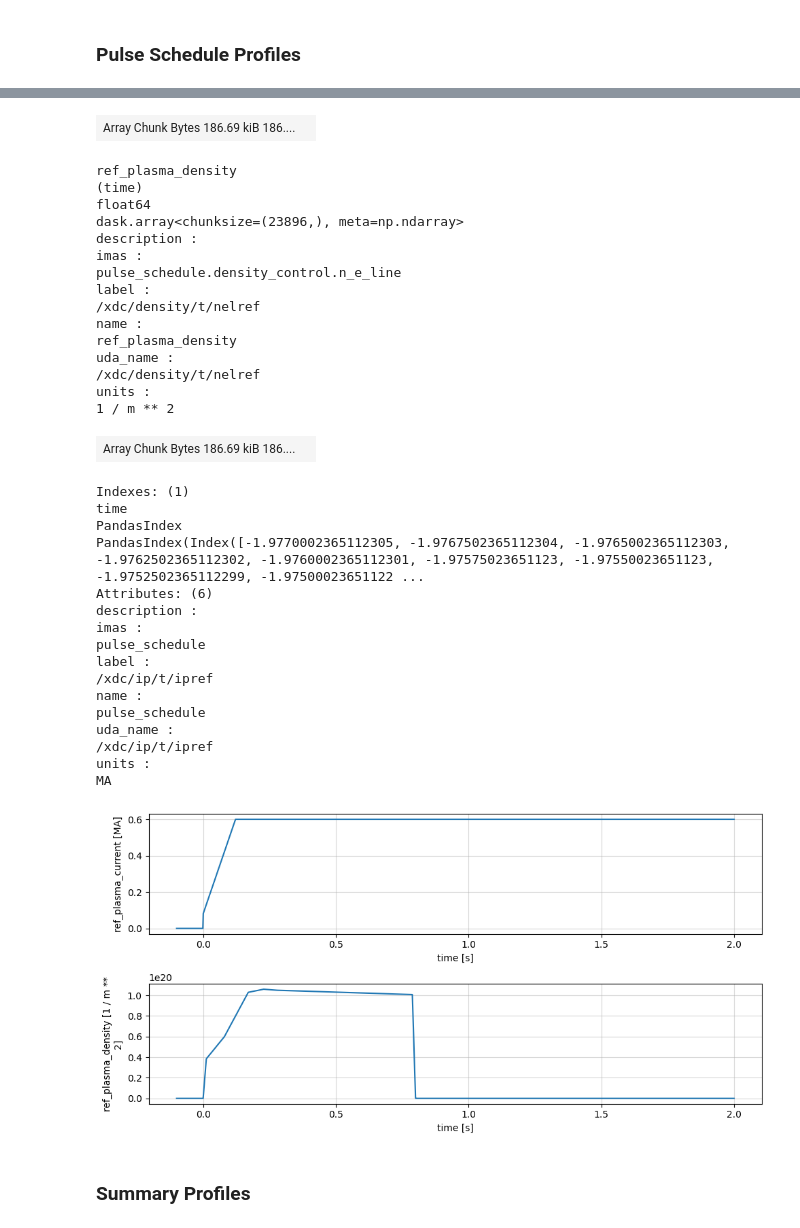
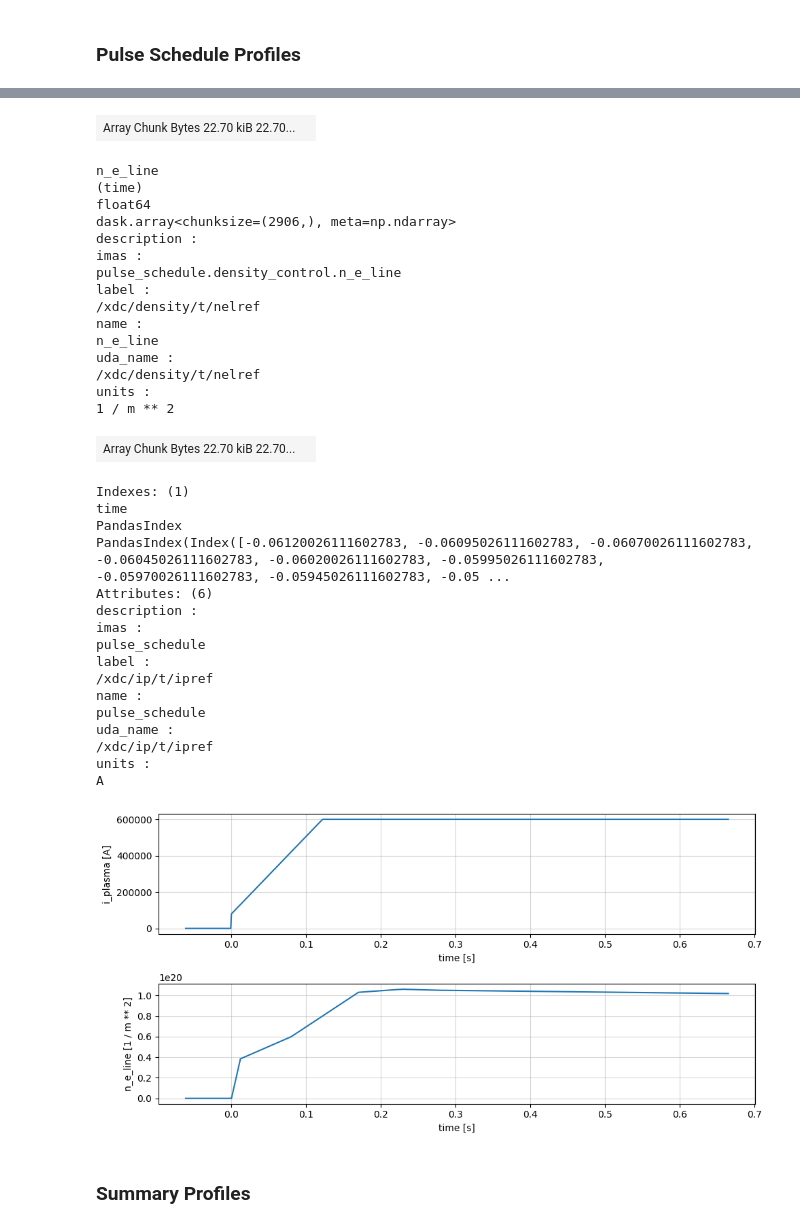
Before and after one commit to ukaea/fair-mast-ingestion, a Jupyter notebook: notebooks/level2_plot_profiles_mast.ipynb, the cells around one changed output, grey strips where cells are left out. Drawn from its saved outputs; the diff is of its cells as text; code cells hidden in the pictures.

```diff
--- a/notebooks/level2_plot_profiles_mast.ipynb
+++ b/notebooks/level2_plot_profiles_mast.ipynb
@@ -23,12 +23,14 @@ def plot_1d_profiles(profiles: xr.Dataset):
     plt.tight_layout()
 # %%
 shot_id = 30421
+# shot_id = 48912
 # endpoint_url = 'https://s3.echo.stfc.ac.uk'
 # url = f's3://mast/test/level2/shots/{shot_id}.zarr'
 # fs = s3fs.S3FileSystem(anon=True, endpoint_url=endpoint_url)
 # store =zarr.storage.FSStore(fs=fs, url=url)
 
-store = zarr.storage.DirectoryStore(f'/common/tmp/sjackson/upload-tmp/zarr/level2/{shot_id}.zarr')
+# store = zarr.storage.DirectoryStore(f'/common/tmp/sjackson/upload-tmp/zarr/level2/{shot_id}.zarr')
+store = zarr.storage.DirectoryStore(f'./data-test/{shot_id}.zarr')
 # %% [markdown]
 ### Pulse Schedule Profiles
 # %%
@@ -36,8 +38,8 @@ profiles = xr.open_zarr(store, group='pulse_schedule')
 
 fig, axes = plt.subplots(2, 1, figsize=(10, 5))
 axes = axes.flatten()
-profiles['ref_plasma_current'].plot(x='time', ax=axes[0])
-profiles['ref_plasma_density'].plot(x='time', ax=axes[1])
+profiles['i_plasma'].plot(x='time', ax=axes[0])
+profiles['n_e_line'].plot(x='time', ax=axes[1])
 # profiles['vertical_control'].plot(x='time', ax=axes[2])
 
 # for i in range(len(profiles.gas_channel)):
@@ -69,37 +71,37 @@ MA
-| Array Chunk Bytes 186.69 kiB 186.... |  |
+| Array Chunk Bytes 22.70 kiB 22.70... |  |
-ref_plasma_density
+n_e_line
 (time)
 float64
-dask.array<chunksize=(23896,), meta=np.ndarray>
+dask.array<chunksize=(2906,), meta=np.ndarray>
 description :
 imas :
 pulse_schedule.density_control.n_e_line
 label :
 /xdc/density/t/nelref
 name :
-ref_plasma_density
+n_e_line
 uda_name :
 /xdc/density/t/nelref
 units :
 1 / m ** 2
-| Array Chunk Bytes 186.69 kiB 186.... |  |
+| Array Chunk Bytes 22.70 kiB 22.70... |  |
 Indexes: (1)
 time
 PandasIndex
-PandasIndex(Index([-1.9770002365112305, -1.9767502365112304, -1.9765002365112303, -1.9762502365112302, -1.9760002365112301, -1.97575023651123, -1.97550023651123, -1.9752502365112299, -1.97500023651122 ...
+PandasIndex(Index([-0.06120026111602783, -0.06095026111602783, -0.06070026111602783, -0.06045026111602783, -0.06020026111602783, -0.05995026111602783, -0.05970026111602783, -0.05945026111602783, -0.05 ...
 Attributes: (6)
 description :
 imas :
 pulse_schedule
 label :
 /xdc/ip/t/ipref
 name :
 pulse_schedule
 uda_name :
 /xdc/ip/t/ipref
 units :
-MA
+A
-[figure, old version]
+[figure, new version]
 # %% [markdown]
 ### Summary Profiles
 # %%
```
Also changed, not shown: parts of 17 cells of this notebook, 1 other file.
